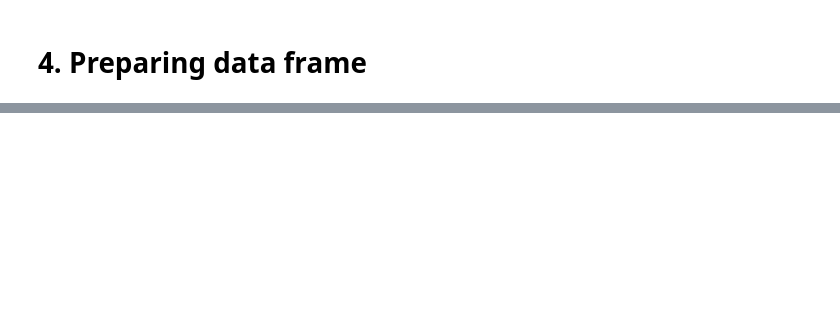
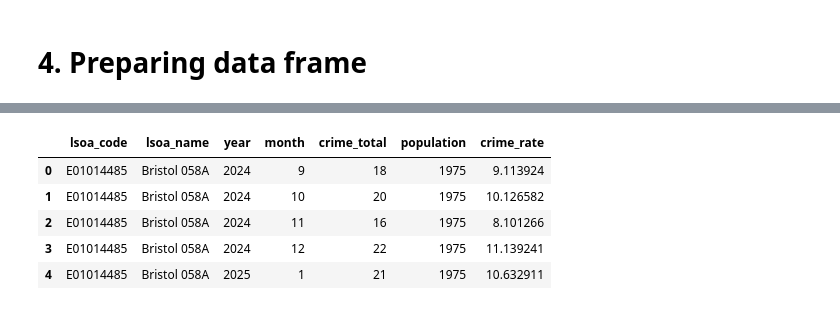
Before and after one commit to raven-172/-Analytics--Criminal-status-in-UK, a Jupyter notebook: 2.ipynb, the cells around one changed output, grey strips where cells are left out. Saved outputs shown, nothing was run; the diff lists cells and outputs as text; code cells hidden in the pictures; blank space fills up the shorter version.

```diff
--- a/2.ipynb
+++ b/2.ipynb
@@ -251,0 +312,10 @@ bsb.head()
+# %%
+b_df1['crime_rate'] = (b_df1['crime_total']/b_df1['population'])*1000
+b_df1.head()
+# %% [output]
+|  | lsoa_code | lsoa_name | year | month | crime_total | population | crime_rate |
+| 0 | E01014485 | Bristol 058A | 2024 | 9 | 18 | 1975 | 9.113924 |
+| 1 | E01014485 | Bristol 058A | 2024 | 10 | 20 | 1975 | 10.126582 |
+| 2 | E01014485 | Bristol 058A | 2024 | 11 | 16 | 1975 | 8.101266 |
+| 3 | E01014485 | Bristol 058A | 2024 | 12 | 22 | 1975 | 11.139241 |
+| 4 | E01014485 | Bristol 058A | 2025 | 1 | 21 | 1975 | 10.632911 |
```
Also changed, not shown: parts of 14 cells of this notebook.
